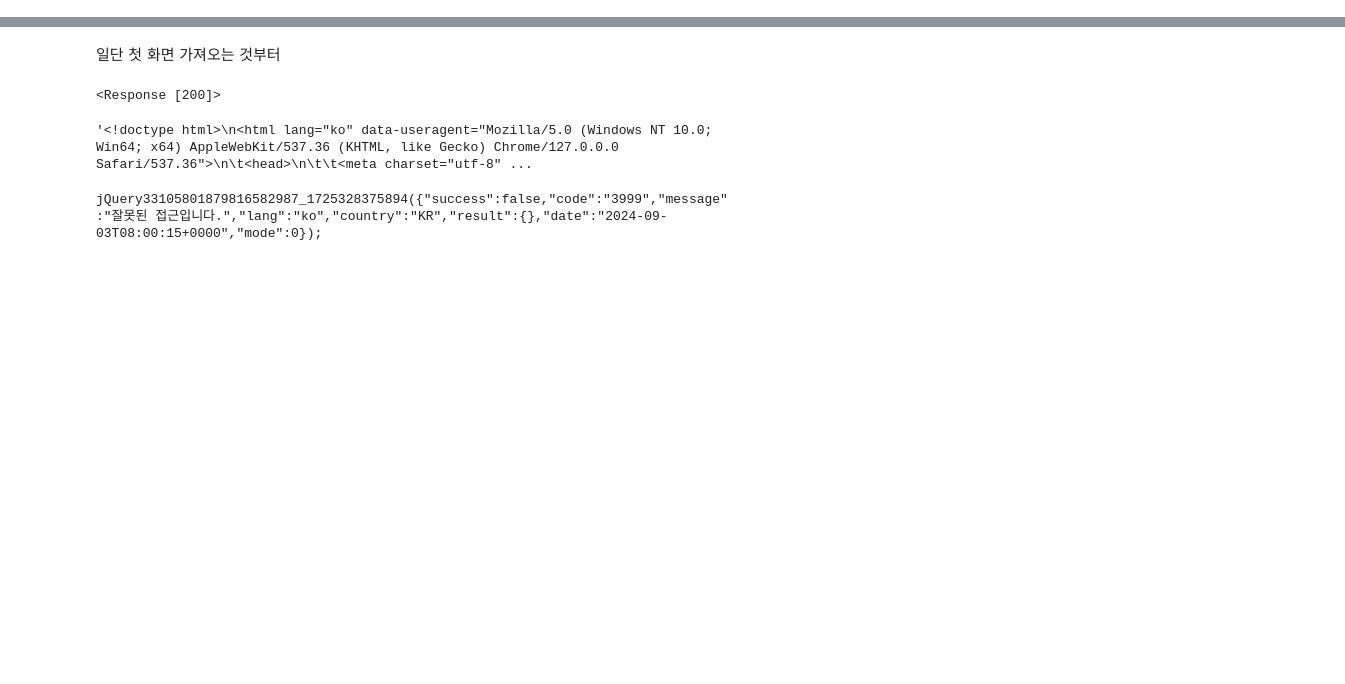
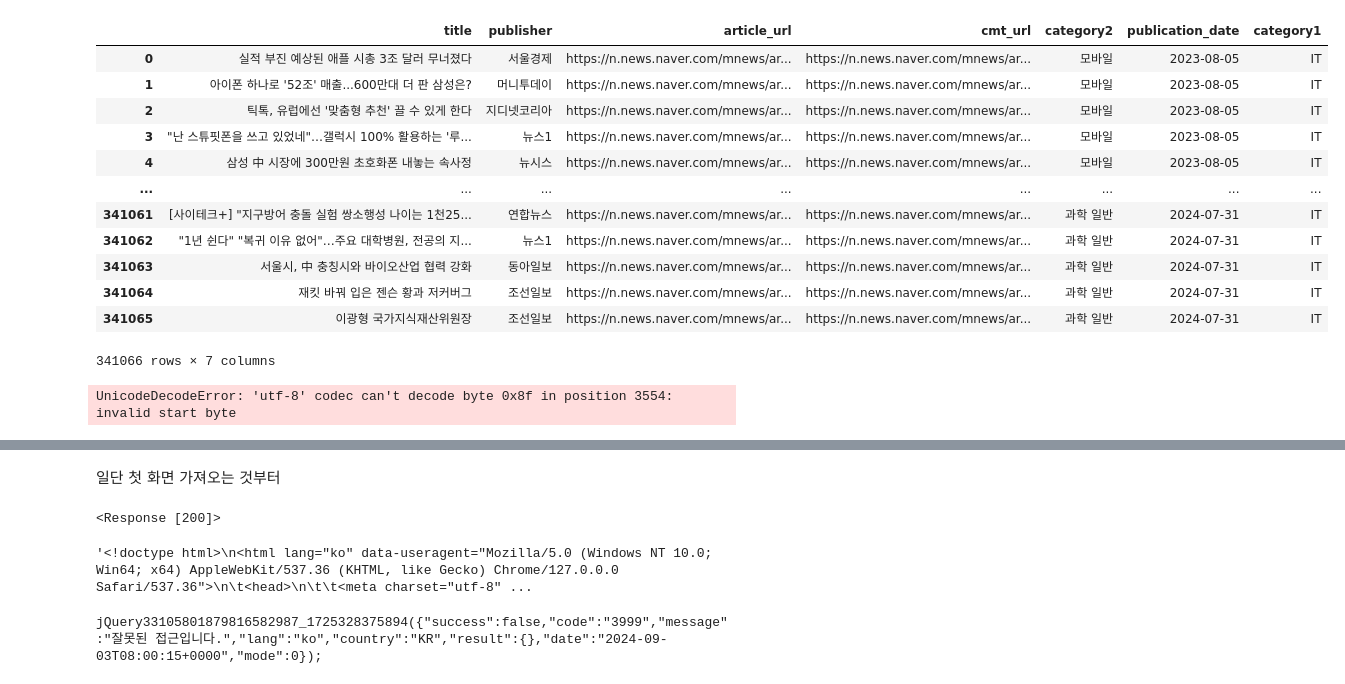
Before and after one commit to sesac-analyst/NewsRecommend_Team_5, a Jupyter notebook: crawling/kha/test.ipynb, the cells around one changed output, grey strips where cells are left out. Cells and saved outputs as stored; diff of their text form; code cells hidden in the pictures; blank space fills up the shorter version.

Commit message:
naver 크롤링 통합

```diff
--- a/crawling/kha/test.ipynb
+++ b/crawling/kha/test.ipynb
@@ -17,0 +49,27 @@ import ast
+# %%
+# 파일을 읽어오면서 디코딩 오류를 처리
+with open(f_path, 'r', encoding='utf-8', errors='replace') as f:
+    content = f.read()  # 파일 전체를 텍스트로 읽어옵니다.
+
+# 텍스트 파일을 다시 저장
+with open(r'D:/python_project/sesac02/data/cleaned_file.csv', 'w', encoding='utf-8') as f:
+    f.write(content)  # 'replacement character'가 포함된 텍스트를 새로운 파일로 저장합니다.
+
+# pandas를 사용하여 이 파일을 읽어옵니다.
+df = pd.read_csv(r'D:/python_project/sesac02/data/cleaned_file.csv')
+# %%
+df
+# %% [output]
+|  | title | publisher | article_url | cmt_url | category2 | publication_date | category1 |
+| 0 | 실적 부진 예상된 애플 시총 3조 달러 무너졌다 | 서울경제 | https://n.news.naver.com/mnews/ar... | https://n.news.naver.com/mnews/ar... | 모바일 | 2023-08-05 | IT |
+| 1 | 아이폰 하나로 '52조' 매출...600만대 더 판 삼성은? | 머니투데이 | https://n.news.naver.com/mnews/ar... | https://n.news.naver.com/mnews/ar... | 모바일 | 2023-08-05 | IT |
+| 2 | 틱톡, 유럽에선 '맞춤형 추천' 끌 수 있게 한다 | 지디넷코리아 | https://n.news.naver.com/mnews/ar... | https://n.news.naver.com/mnews/ar... | 모바일 | 2023-08-05 | IT |
+| 3 | "난 스튜핏폰을 쓰고 있었네"…갤럭시 100% 활용하는 '루... | 뉴스1 | https://n.news.naver.com/mnews/ar... | https://n.news.naver.com/mnews/ar... | 모바일 | 2023-08-05 | IT |
+| 4 | 삼성 中 시장에 300만원 초호화폰 내놓는 속사정 | 뉴시스 | https://n.news.naver.com/mnews/ar... | https://n.news.naver.com/mnews/ar... | 모바일 | 2023-08-05 | IT |
+| ... | ... | ... | ... | ... | ... | ... | ... |
+| 341061 | [사이테크+] "지구방어 충돌 실험 쌍소행성 나이는 1천25... | 연합뉴스 | https://n.news.naver.com/mnews/ar... | https://n.news.naver.com/mnews/ar... | 과학 일반 | 2024-07-31 | IT |
+| 341062 | "1년 쉰다" "복귀 이유 없어"…주요 대학병원, 전공의 지... | 뉴스1 | https://n.news.naver.com/mnews/ar... | https://n.news.naver.com/mnews/ar... | 과학 일반 | 2024-07-31 | IT |
+| 341063 | 서울시, 中 충칭시와 바이오산업 협력 강화 | 동아일보 | https://n.news.naver.com/mnews/ar... | https://n.news.naver.com/mnews/ar... | 과학 일반 | 2024-07-31 | IT |
+| 341064 | 재킷 바꿔 입은 젠슨 황과 저커버그 | 조선일보 | https://n.news.naver.com/mnews/ar... | https://n.news.naver.com/mnews/ar... | 과학 일반 | 2024-07-31 | IT |
+| 341065 | 이광형 국가지식재산위원장 | 조선일보 | https://n.news.naver.com/mnews/ar... | https://n.news.naver.com/mnews/ar... | 과학 일반 | 2024-07-31 | IT |
+341066 rows × 7 columns
@@ -18,4 +85,6 @@ import ast
 # %%
 f_path = os.path.join('D:\python_project\sesac02\data', 'news_naver_IT.csv')
-df = pd.read_csv(f_path)
+df = pd.read_csv(f_path, engine='python')
 df
+# %% [output]
+UnicodeDecodeError: 'utf-8' codec can't decode byte 0x8f in position 3554: invalid start byte
```
Also changed, not shown: parts of 8 cells of this notebook, 9 other files.
